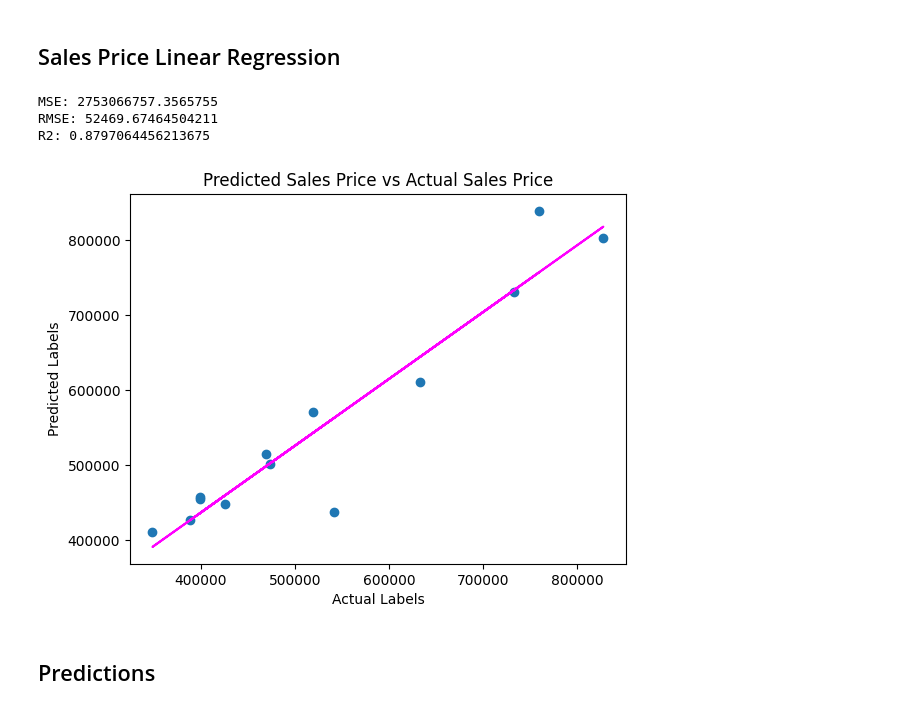
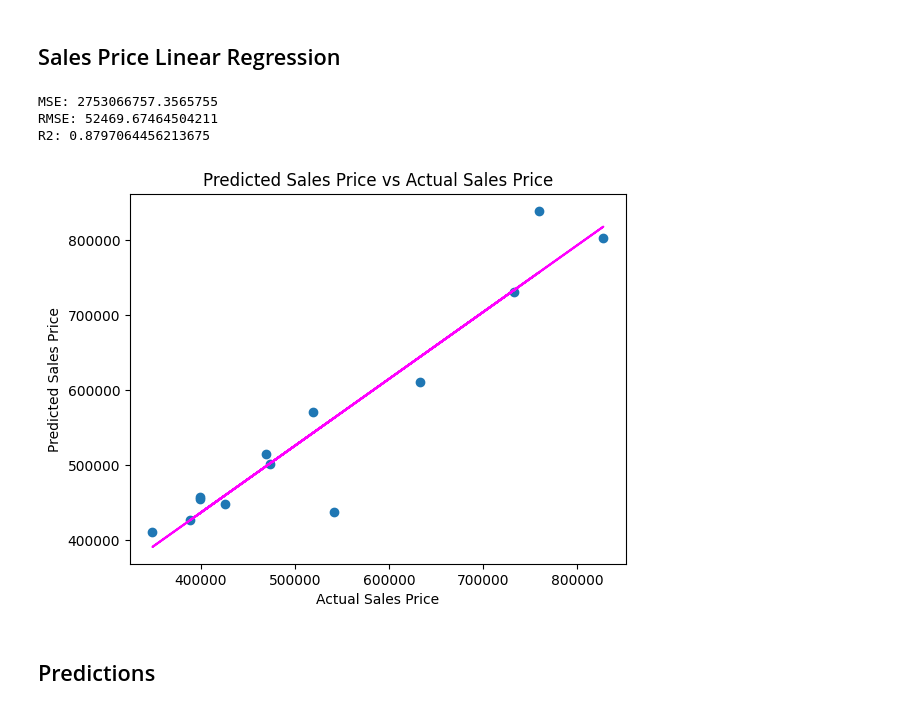
Before and after one commit to jason-christopher/Wheeler_Home_Values, a Jupyter notebook: analysis.ipynb, the cells around one changed output. Cells and saved outputs as stored; diff of their text form; code cells hidden in the pictures.

Commit message:
fixed typo in sales price chart

```diff
--- a/analysis.ipynb
+++ b/analysis.ipynb
@@ -95,36 +95,36 @@ cleaned_df = df[df['sales_prices'].apply(lambda x: next(iter(x), None)) >= 2022]
 cleaned_df = cleaned_df.dropna(subset=['square_feet', 'most_recent_sales_price'])
 X = cleaned_df[['square_feet', 'year_built', 'bedrooms', 'bathrooms']].values
 y = cleaned_df['most_recent_sales_price'].values
 
 # Split data into training/testing groups and create a model
 X_train, X_test, y_train, y_test = train_test_split(X, y, test_size=0.30, random_state=0)
 sales_model = LinearRegression().fit(X_train, y_train)
 predictions = sales_model.predict(X_test)
 
 # Determine how well the model predicts
 mse = mean_squared_error(y_test, predictions)
 print("MSE:", mse)
 rmse = np.sqrt(mse)
 print("RMSE:", rmse)
 r2 = r2_score(y_test, predictions)
 print("R2:", r2)
 
 # Plot predicted vs actual
 plt.scatter(y_test, predictions)
-plt.xlabel('Actual Labels')
-plt.ylabel('Predicted Labels')
+plt.xlabel('Actual Sales Price')
+plt.ylabel('Predicted Sales Price')
 plt.title('Predicted Sales Price vs Actual Sales Price')
 
 # Overlay the regression line
 z = np.polyfit(y_test, predictions, 1)
 p = np.poly1d(z)
 plt.plot(y_test,p(y_test), color='magenta')
 plt.show()
 # %% [output]
 MSE: 2753066757.3565755
 RMSE: 52469.67464504211
 R2: 0.8797064456213675
-[figure, old version]
+[figure, new version]
 # %% [markdown]
 ## Predictions
 # %%
```
